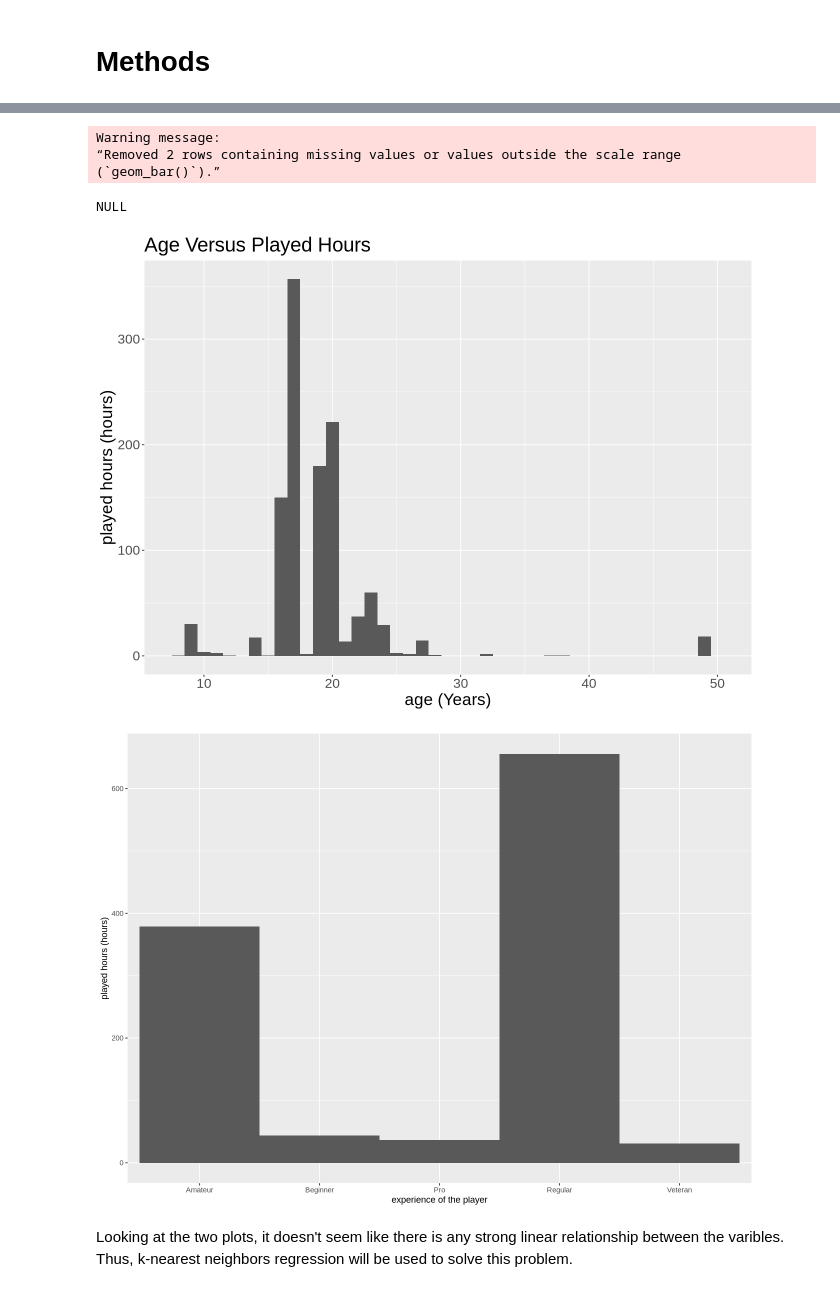
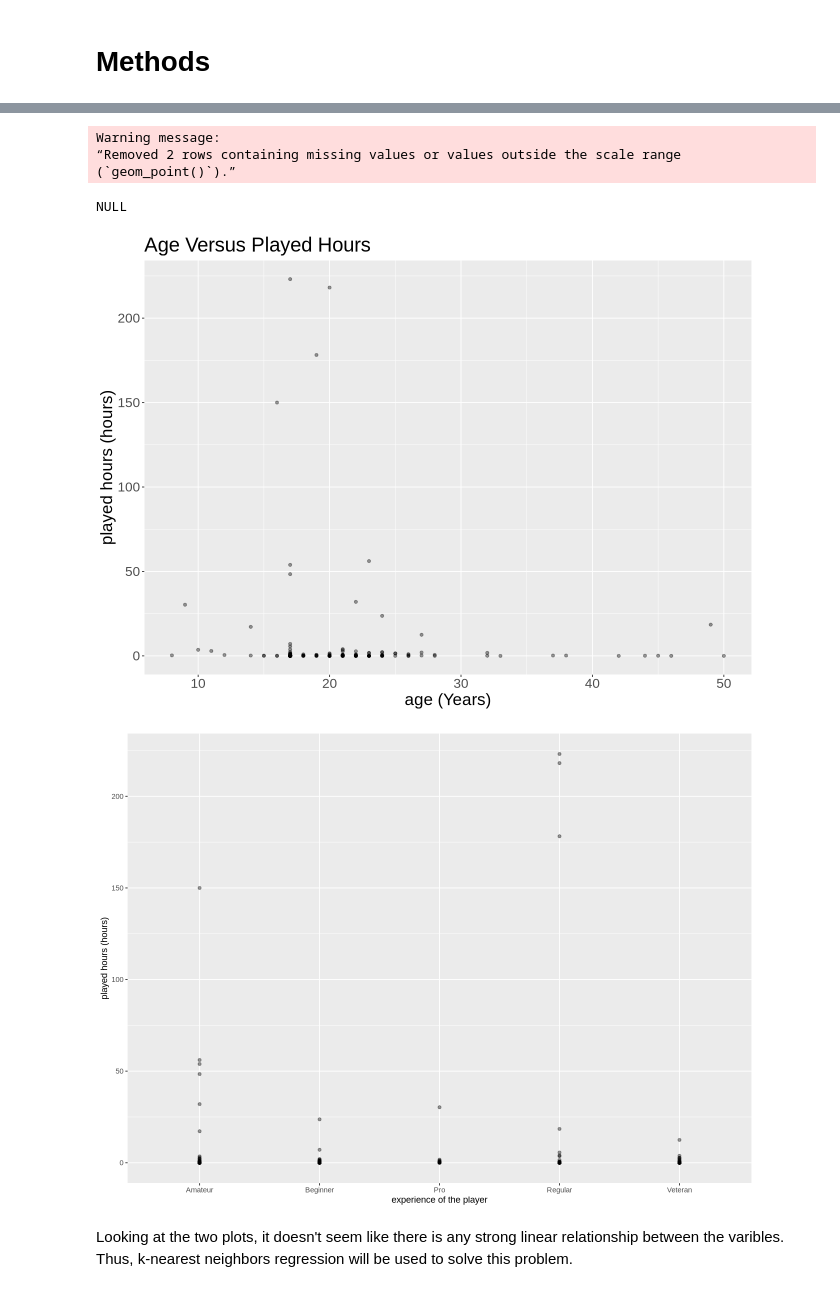
Before and after one commit to ryan-chess/dsci-100-individual-project-template, a Jupyter notebook: Project-Report.ipynb, the cells around one changed output, grey strips where cells are left out. Saved outputs shown, nothing was run; the diff lists cells and outputs as text; code cells hidden in the pictures.

```diff
--- a/Project-Report.ipynb
+++ b/Project-Report.ipynb
@@ -47,16 +49,12 @@ This is a
 # %%
 #Read the data from the data folder
-players_raw <- read_csv("data/players.csv")|>
+players <- read_csv("data/players.csv")|>
     as.data.frame()|>
-    mutate(subscribe = as.factor(subscribe)) # make the subscribe column a factor instead of "lgl"
+    mutate(subscribe = as.factor(subscribe))|>
+    mutate(age = Age)|>
+    select(-Age)# make the subscribe column a factor instead of "lgl"
 
-players <- players_raw|>
-    mutate(experience = case_when(
-    experience == "Beginner" ~ 1,
-    experience == "Amateur"  ~ 2,
-    experience == "Regular"  ~ 3,
-    experience == "Veteran"  ~ 4,
-    experience == "Pro"      ~ 5,))#quantify the experience value
+
 head(players) #used head as there are too many rows
 nrow(players)
 # %% [output]
@@ -91,30 +102,38 @@ In order to find out which "kinds" of players are most likely to contribute a la
 
 Before we start the regression, we should take a look at the relationships between the varibles and decide which type of regression model should we use.
 # %%
+
 players_age_plot <- players|>
-    ggplot(aes(x = Age, y = played_hours)) +
-    geom_bar(stat = "identity", width = 1)+
+    ggplot(aes(x = age, y = played_hours)) +
+    geom_point(alpha = 0.4)+
     ylab("played hours (hours)")+
     xlab("age (Years)")+
     ggtitle("Age Versus Played Hours")+
 theme(text = element_text(size = 20))
 players_age_plot
 
-players_experience_plot <- players_raw|>
+players_experience_plot <- players|>
     ggplot(aes(x = experience, y = played_hours)) +
-    geom_bar(stat = "identity", width = 1)+
+    geom_point(alpha = 0.4)+
     ylab("played hours (hours)")+
     xlab("experience of the player")
     ggtitle("Played Hours Versus Experience of the Player ")+
 theme(text = element_text(size = 20))
 players_experience_plot
+players <- players|>
+    mutate(experience = case_when(
+    experience == "Beginner" ~ 1,
+    experience == "Amateur"  ~ 2,
+    experience == "Regular"  ~ 3,
+    experience == "Veteran"  ~ 5,
+    experience == "Pro"      ~ 4,))#quantify the experience value
 # %% [output]
 Warning message:
 “Removed 2 rows containing missing values or values outside the scale range
-(`geom_bar()`).”
+(`geom_point()`).”
 NULL
-[figure, old version]
+[figure, new version]
-[figure, old version]
+[figure, new version]
 # %% [markdown]
 Looking at the two plots, it doesn't seem like there is any strong linear relationship between the varibles. Thus, k-nearest neighbors regression will be used to solve this problem.
 # %% [markdown]
```
Also changed, not shown: parts of 19 cells of this notebook.
